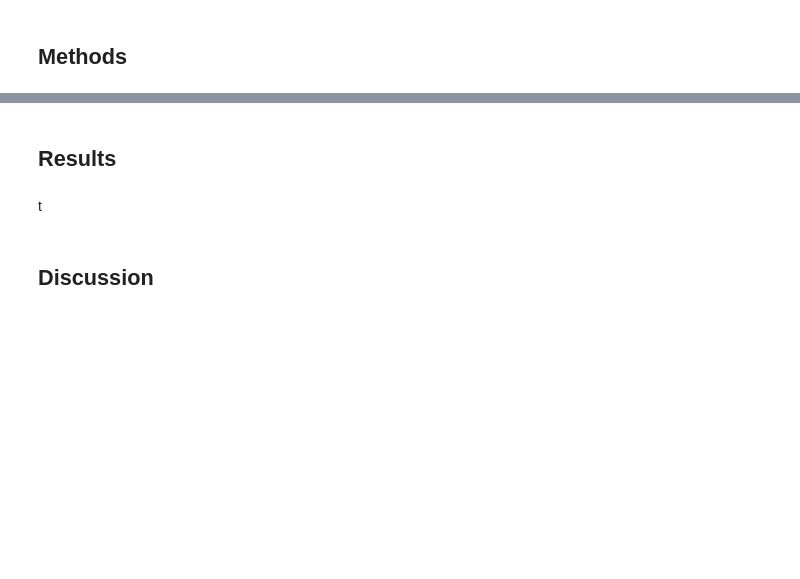
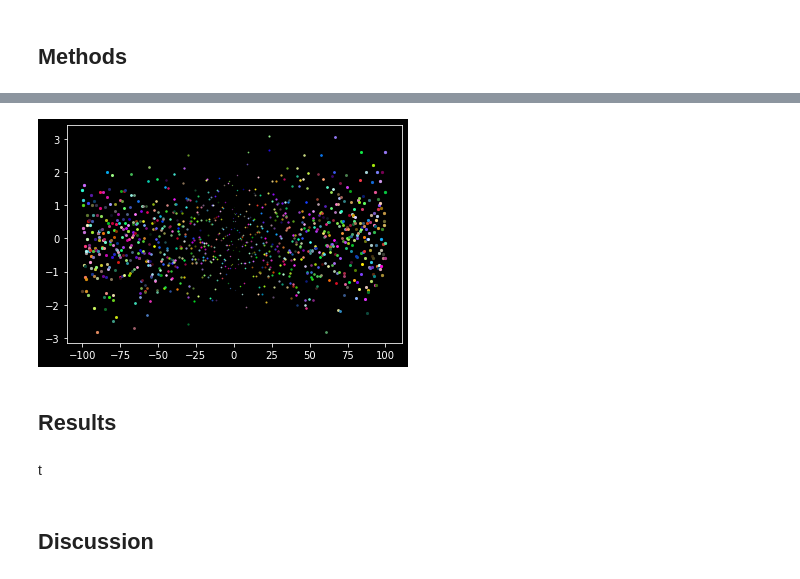
Before and after one commit to MatthewRMorgan/EEG-Visualization-Project, a Jupyter notebook: ProjectOverview.ipynb, the cells around one changed output, grey strips where cells are left out. Drawn from its saved outputs; the diff is of its cells as text; code cells hidden in the pictures; blank space fills up the shorter version.

```diff
--- a/ProjectOverview.ipynb
+++ b/ProjectOverview.ipynb
@@ -19,3 +188,15 @@ t
+# %%
+
+
+xs = np.linspace(-100,100,1000)
+for x in xs:
+    rgb = [np.random.random() for _ in range(3)]
+    color = np.array([rgb])
+    plt.scatter(x,np.random.normal(),
+               s = (np.abs(x))/20,
+               c = color)
+# %% [output]
+[figure, added]
 # %% [markdown]
 ## Results
 # %% [markdown]
```
Also changed, not shown: parts of 14 cells of this notebook.
